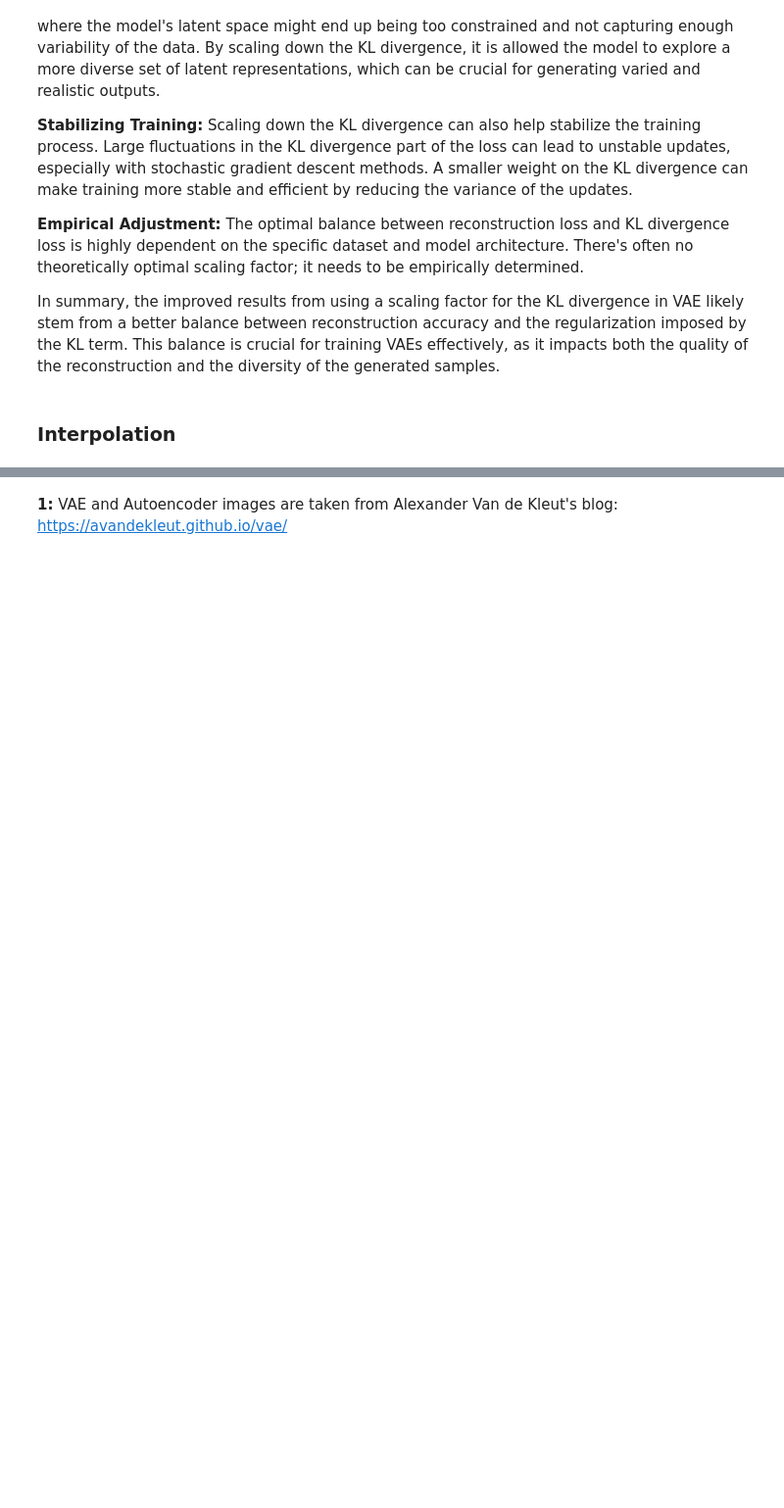
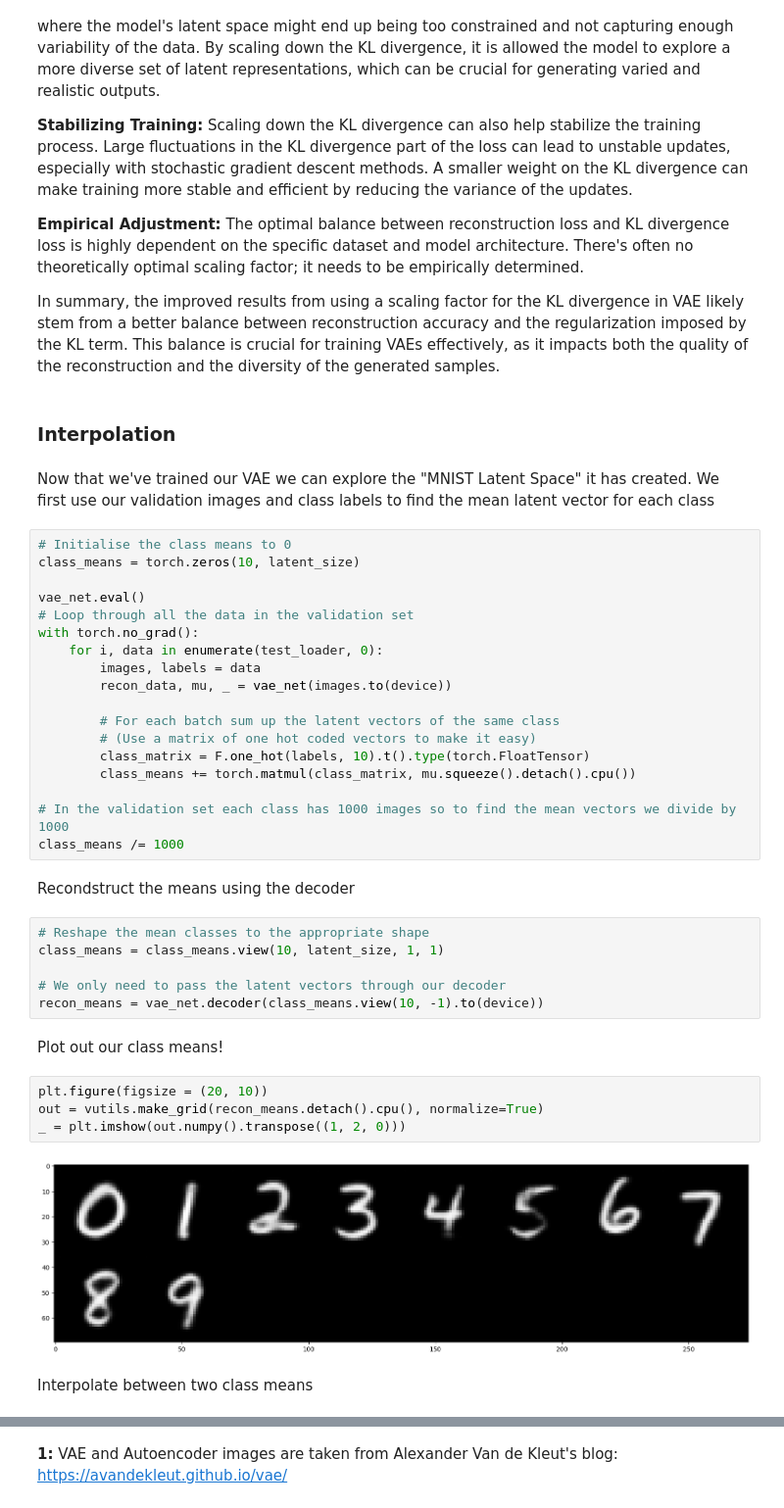
Before and after one commit to arkeodev/computer-vision, a Jupyter notebook: Demystifying_Autoencoders_A_Deep_Dive_into_Neural_Network_Compression_and_Reconstruction.ipynb, the cells around one changed output, grey strips where cells are left out. Shown at 98% size. Saved outputs shown, nothing was run; the diff lists cells and outputs as text; blank space fills up the shorter version.

```diff
--- a/Demystifying_Autoencoders_A_Deep_Dive_into_Neural_Network_Compression_and_Reconstruction.ipynb
+++ b/Demystifying_Autoencoders_A_Deep_Dive_into_Neural_Network_Compression_and_Reconstruction.ipynb
@@ -876,3 +938,42 @@ A scaling factor on the KL divergence means you're giving more weight to the rec
 In summary, the improved results from using a scaling factor for the KL divergence in VAE likely stem from a better balance between reconstruction accuracy and the regularization imposed by the KL term. This balance is crucial for training VAEs effectively, as it impacts both the quality of the reconstruction and the diversity of the generated samples.
 # %% [markdown]
 ### Interpolation
+# %% [markdown]
+Now that we've trained our VAE we can explore the "MNIST Latent Space" it has created.
+We first use our validation images and class labels to find the mean latent vector for each class
+# %%
+# Initialise the class means to 0
+class_means = torch.zeros(10, latent_size)
+
+vae_net.eval()
+# Loop through all the data in the validation set
+with torch.no_grad():
+    for i, data in enumerate(test_loader, 0):
+        images, labels = data
+        recon_data, mu, _ = vae_net(images.to(device))
+
+        # For each batch sum up the latent vectors of the same class
+        # (Use a matrix of one hot coded vectors to make it easy)
+        class_matrix = F.one_hot(labels, 10).t().type(torch.FloatTensor)
+        class_means += torch.matmul(class_matrix, mu.squeeze().detach().cpu())
+
+# In the validation set each class has 1000 images so to find the mean vectors we divide by 1000
+class_means /= 1000
+# %% [markdown]
+Recondstruct the means using the decoder
+# %%
+# Reshape the mean classes to the appropriate shape
+class_means = class_means.view(10, latent_size, 1, 1)
+
+# We only need to pass the latent vectors through our decoder
+recon_means = vae_net.decoder(class_means.view(10, -1).to(device))
+# %% [markdown]
+Plot out our class means!
+# %%
+plt.figure(figsize = (20, 10))
+out = vutils.make_grid(recon_means.detach().cpu(), normalize=True)
+_ = plt.imshow(out.numpy().transpose((1, 2, 0)))
+# %% [output]
+[figure, added]
+# %% [markdown]
+Interpolate between two class means
```
Also changed, not shown: parts of 19 cells of this notebook.
